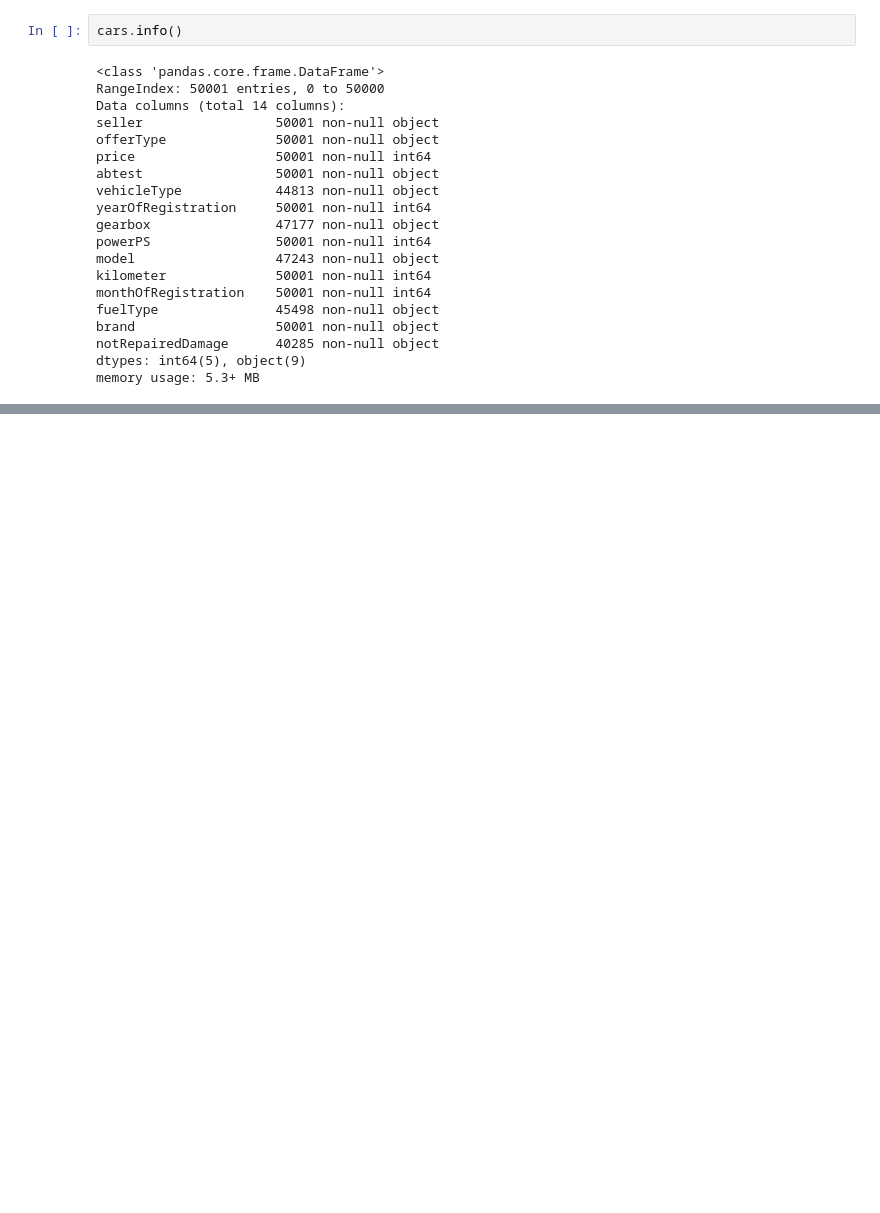
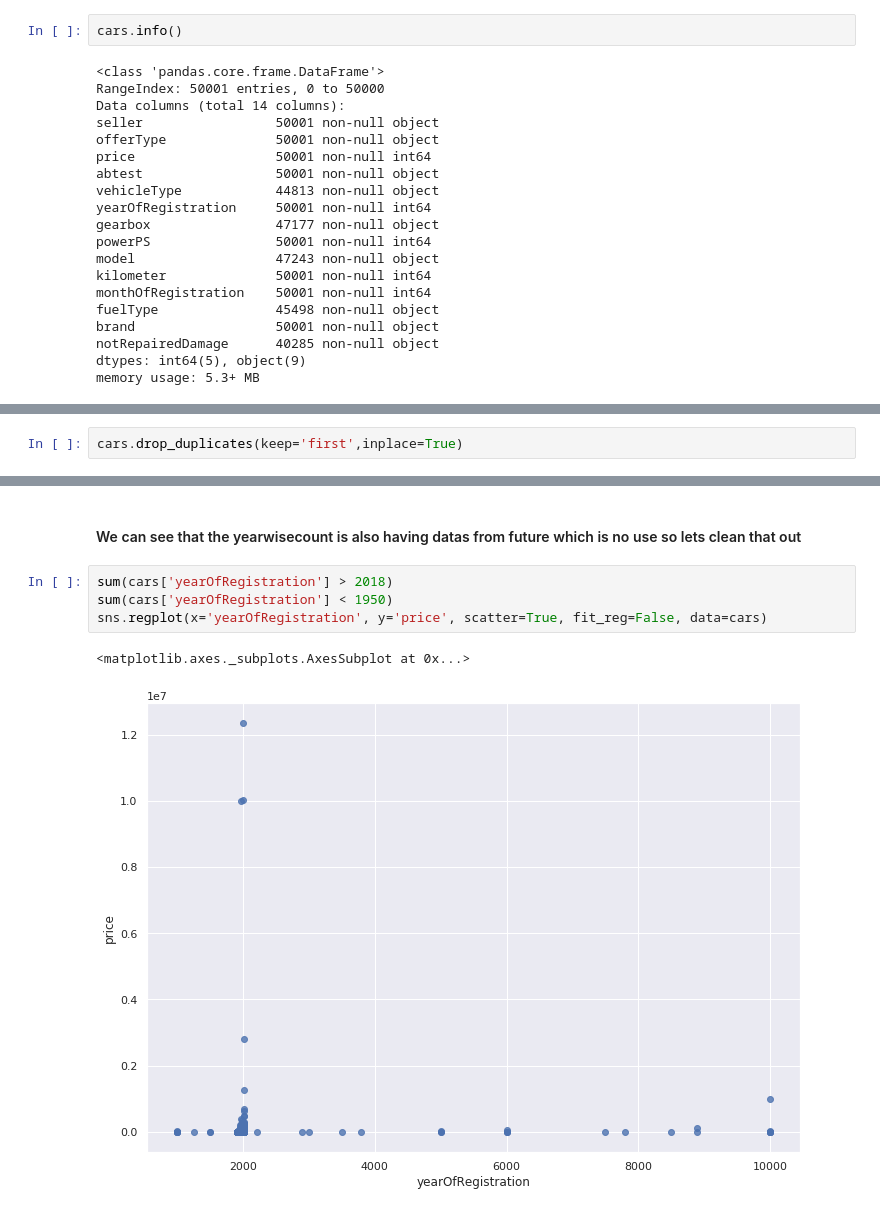
Before and after one commit to ManishShah120/Py4DSci, a Jupyter notebook: Predicting_Price_of_Pre_Owned_Cars.ipynb, the cells around one changed output, grey strips where cells are left out. Saved outputs shown, nothing was run; the diff lists cells and outputs as text; blank space fills up the shorter version.

```diff
--- a/Predicting_Price_of_Pre_Owned_Cars.ipynb
+++ b/Predicting_Price_of_Pre_Owned_Cars.ipynb
@@ -189,0 +192,2 @@ memory usage: 5.3+ MB
+# %%
+cars.drop_duplicates(keep='first',inplace=True)
@@ -189,0 +259,9 @@ memory usage: 5.3+ MB
+# %% [markdown]
+#### We can see that the yearwisecount is also having datas from future which is no use so lets clean that out
+# %%
+sum(cars['yearOfRegistration'] > 2018)
+sum(cars['yearOfRegistration'] < 1950)
+sns.regplot(x='yearOfRegistration', y='price', scatter=True, fit_reg=False, data=cars)
+# %% [output]
+<matplotlib.axes._subplots.AxesSubplot at 0x...>
+[figure, added]
```
Also changed, not shown: parts of 11 cells of this notebook.
